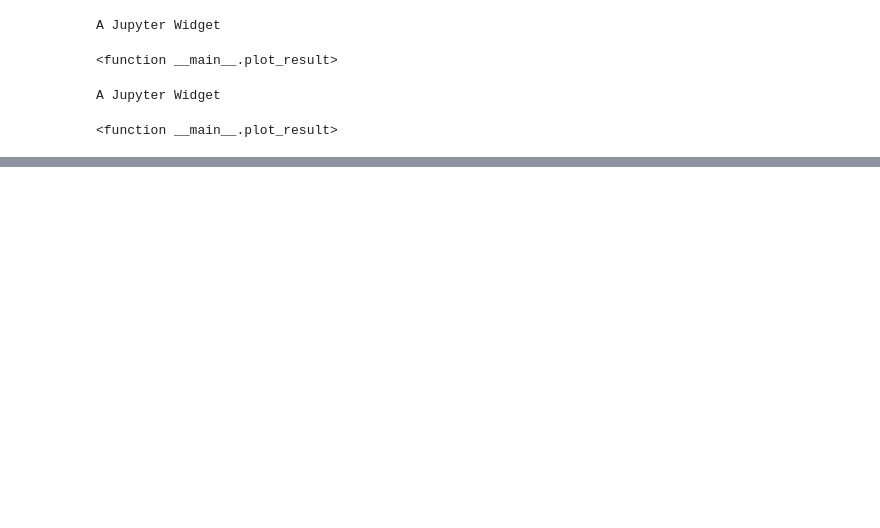
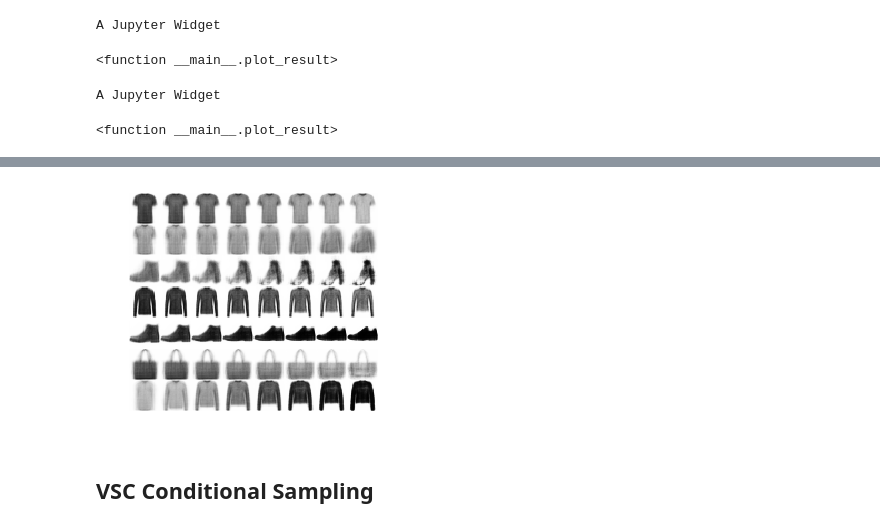
Before and after one commit to Alfo5123/Variational-Sparse-Coding, a Jupyter notebook: notebooks/Experiment_Plots.ipynb, the cells around one changed output, grey strips where cells are left out. Drawn from its saved outputs; the diff is of its cells as text; code cells hidden in the pictures; blank space fills up the shorter version.

```diff
--- a/notebooks/Experiment_Plots.ipynb
+++ b/notebooks/Experiment_Plots.ipynb
@@ -276,16 +282,16 @@ plt.legend(loc='right', fontsize = 15)
 ### MNIST
 
 #Load vsc-alpha 0.01 pretrained models
-#vsc_mnist_models_001 = []
-#for i in range(8,201,8):
-#    vsc_mnist_models_001.append( VSC(i))
-#    vsc_mnist_models_001[-1].load_state_dict(torch.load('../src/models/vsc_mnist_1_11_'+str(i)+'_0-001_0.01_11_.pth'))
+vsc_mnist_models_001 = []
+for i in range(8,201,8):
+    vsc_mnist_models_001.append( VSC(i))
+    vsc_mnist_models_001[-1].load_state_dict(torch.load('../src/models/vsc_mnist_1_11_'+str(i)+'_0-001_0.01_11_.pth'))
 
 #Load vae petrained models
-#vae_mnist_models = []
-#for i in range(8,201,8):
-#    vae_mnist_models.append(VAE(i))
-#    vae_mnist_models[-1].load_state_dict(torch.load('../src/models/vae_mnist_1_11_' + str(i) +'_0-001_11_.pth'))
+vae_mnist_models = []
+for i in range(8,201,8):
+    vae_mnist_models.append(VAE(i))
+    vae_mnist_models[-1].load_state_dict(torch.load('../src/models/vae_mnist_1_11_' + str(i) +'_0-001_11_.pth'))
 
 ### Fashion MNIST
 #Load vsc-alpha 0.01 pretrained models
@@ -465,16 +473,16 @@ plt.legend(loc='best', fontsize = 15)
 ### Load pretrained models
 # %%
 #Load vsc-alpha 0.01 pretrained models
-#vsc_mnist_models_001 = []
-#for i in range(8,201,8):
-#    vsc_mnist_models_001.append( VSC(i))
-#    vsc_mnist_models_001[-1].load_state_dict(torch.load('../src/models/vsc_mnist_1_11_'+str(i)+'_0-001_0.01_11_.pth'))
+vsc_mnist_models_001 = []
+for i in range(8,201,8):
+    vsc_mnist_models_001.append( VSC(i))
+    vsc_mnist_models_001[-1].load_state_dict(torch.load('../src/models/vsc_mnist_1_11_'+str(i)+'_0-001_0.01_11_.pth'))
 
 #Load vsc-alpha 0.5 pretrained models
-#vsc_mnist_models_05 = []
-#for i in range(8,201,8):
-#    vsc_mnist_models_05.append( VSC(i))
-#    vsc_mnist_models_05[-1].load_state_dict(torch.load('../src/models/vsc_mnist_1_11_' + str(i) + '_0-001_0.5_11_.pth'))
+vsc_mnist_models_05 = []
+for i in range(8,201,8):
+    vsc_mnist_models_05.append( VSC(i))
+    vsc_mnist_models_05[-1].load_state_dict(torch.load('../src/models/vsc_mnist_1_11_' + str(i) + '_0-001_0.5_11_.pth'))
 
 #Load vsc-alpha 0.01 pretrained models
 vsc_fashion_models_001 = []
@@ -788,0 +901,10 @@ A Jupyter Widget
+# %%
+final = np.concatenate( [im1,im2,im4,im3,im5,im6,im7], axis = 0 )
+np.save('final_fashion_matrix.npy',final)
+plt.axis('off')
+plt.imshow(final)
+plt.savefig('Fashion-traversal')
+# %% [output]
+[figure, added]
+# %% [markdown]
+## VSC Conditional Sampling
```
Also changed, not shown: parts of 35 cells of this notebook.
